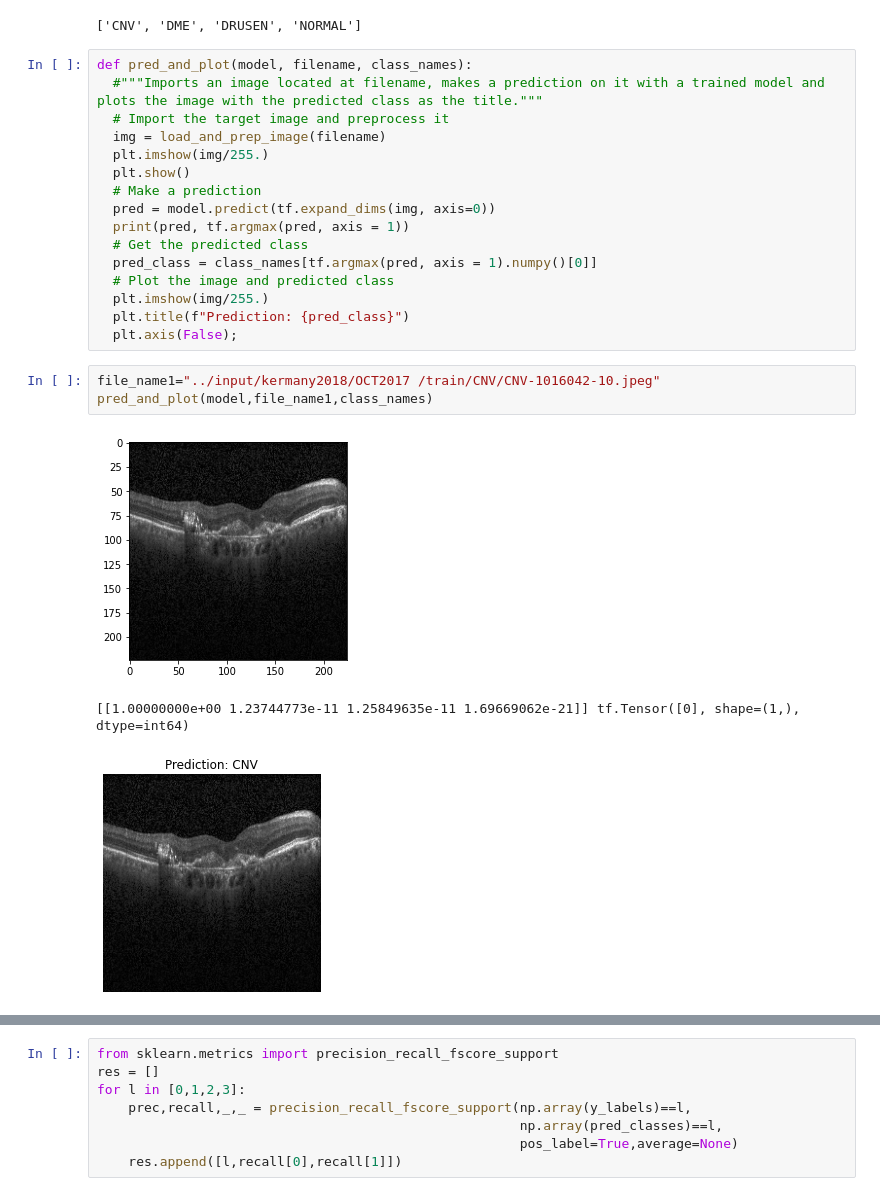
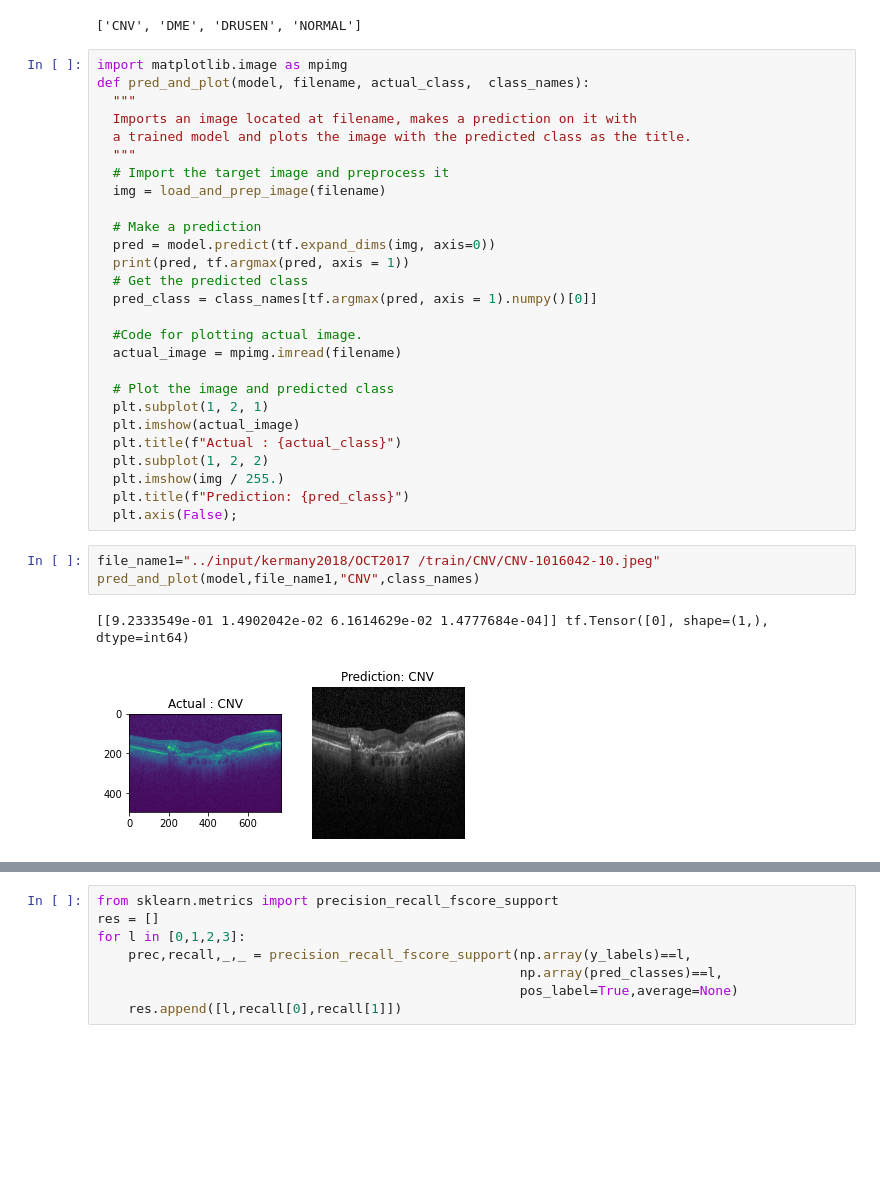
Before and after one commit to lakshminarayana9565/vftvk-Simple-Interest-Calculator, a Jupyter notebook: full-model-vgg16-classification.ipynb, the cells around one changed output, grey strips where cells are left out. Saved outputs shown, nothing was run; the diff lists cells and outputs as text; blank space fills up the shorter version.

Commit message:
Kaggle Notebook | Full_model_vgg16_classification | Version 4

```diff
--- a/full-model-vgg16-classification.ipynb
+++ b/full-model-vgg16-classification.ipynb
@@ -419,27 +419,37 @@ print(class_names)
 # %% [output]
 ['CNV', 'DME', 'DRUSEN', 'NORMAL']
 # %%
-def pred_and_plot(model, filename, class_names):
-  #"""Imports an image located at filename, makes a prediction on it with a trained model and plots the image with the predicted class as the title."""
+import matplotlib.image as mpimg
+def pred_and_plot(model, filename, actual_class,  class_names):
+  """
+  Imports an image located at filename, makes a prediction on it with
+  a trained model and plots the image with the predicted class as the title.
+  """
   # Import the target image and preprocess it
   img = load_and_prep_image(filename)
-  plt.imshow(img/255.)
-  plt.show()
+
   # Make a prediction
   pred = model.predict(tf.expand_dims(img, axis=0))
   print(pred, tf.argmax(pred, axis = 1))
   # Get the predicted class
   pred_class = class_names[tf.argmax(pred, axis = 1).numpy()[0]]
+
+  #Code for plotting actual image.
+  actual_image = mpimg.imread(filename)
+
   # Plot the image and predicted class
-  plt.imshow(img/255.)
+  plt.subplot(1, 2, 1)
+  plt.imshow(actual_image)
+  plt.title(f"Actual : {actual_class}")
+  plt.subplot(1, 2, 2)
+  plt.imshow(img / 255.)
   plt.title(f"Prediction: {pred_class}")
   plt.axis(False);
 # %%
 file_name1="../input/kermany2018/OCT2017 /train/CNV/CNV-1016042-10.jpeg"
-pred_and_plot(model,file_name1,class_names)
+pred_and_plot(model,file_name1,"CNV",class_names)
 # %% [output]
+[[9.2333549e-01 1.4902042e-02 6.1614629e-02 1.4777684e-04]] tf.Tensor([0], shape=(1,), dtype=int64)
-[figure, old version]
+[figure, new version]
-[[1.00000000e+00 1.23744773e-11 1.25849635e-11 1.69669062e-21]] tf.Tensor([0], shape=(1,), dtype=int64)
-[figure, removed]
 # %%
 file_name2="../input/kermany2018/OCT2017 /val/NORMAL/NORMAL-4872585-1.jpeg"
```
Also changed, not shown: parts of 15 cells of this notebook.
